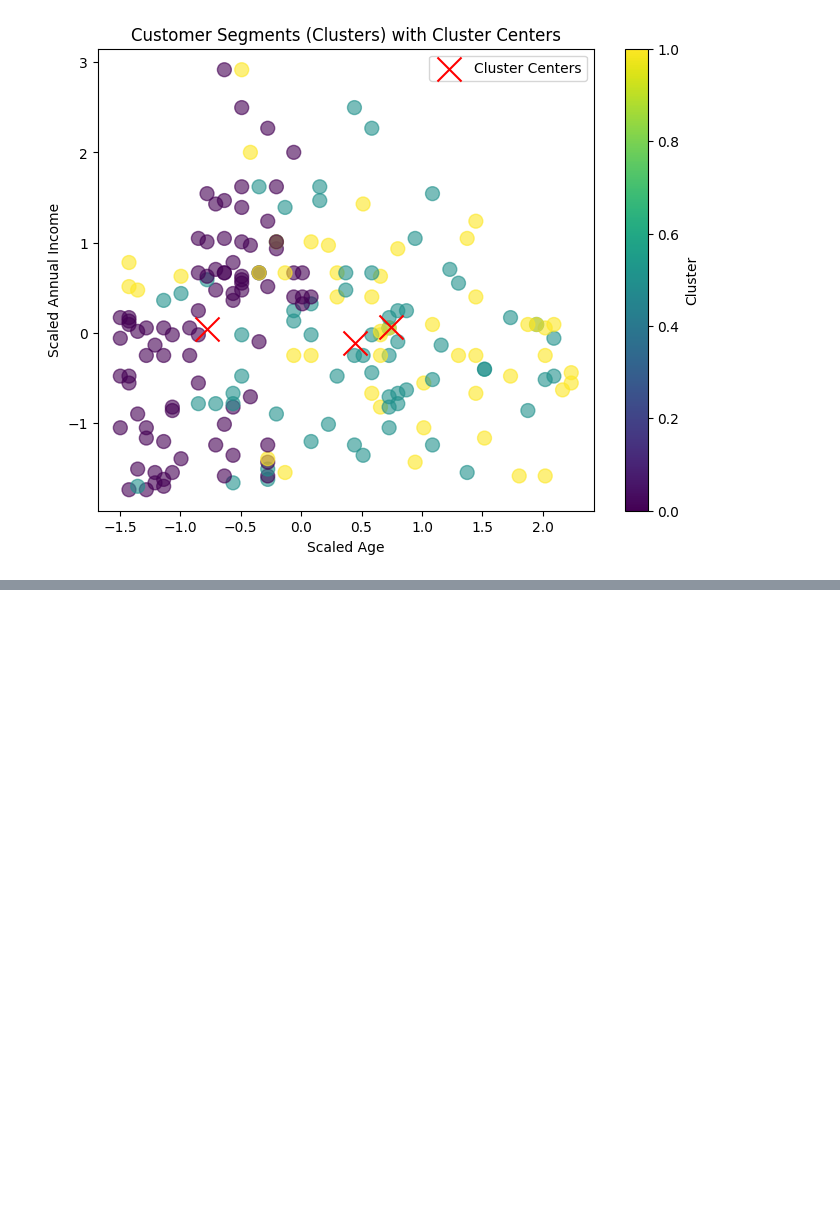
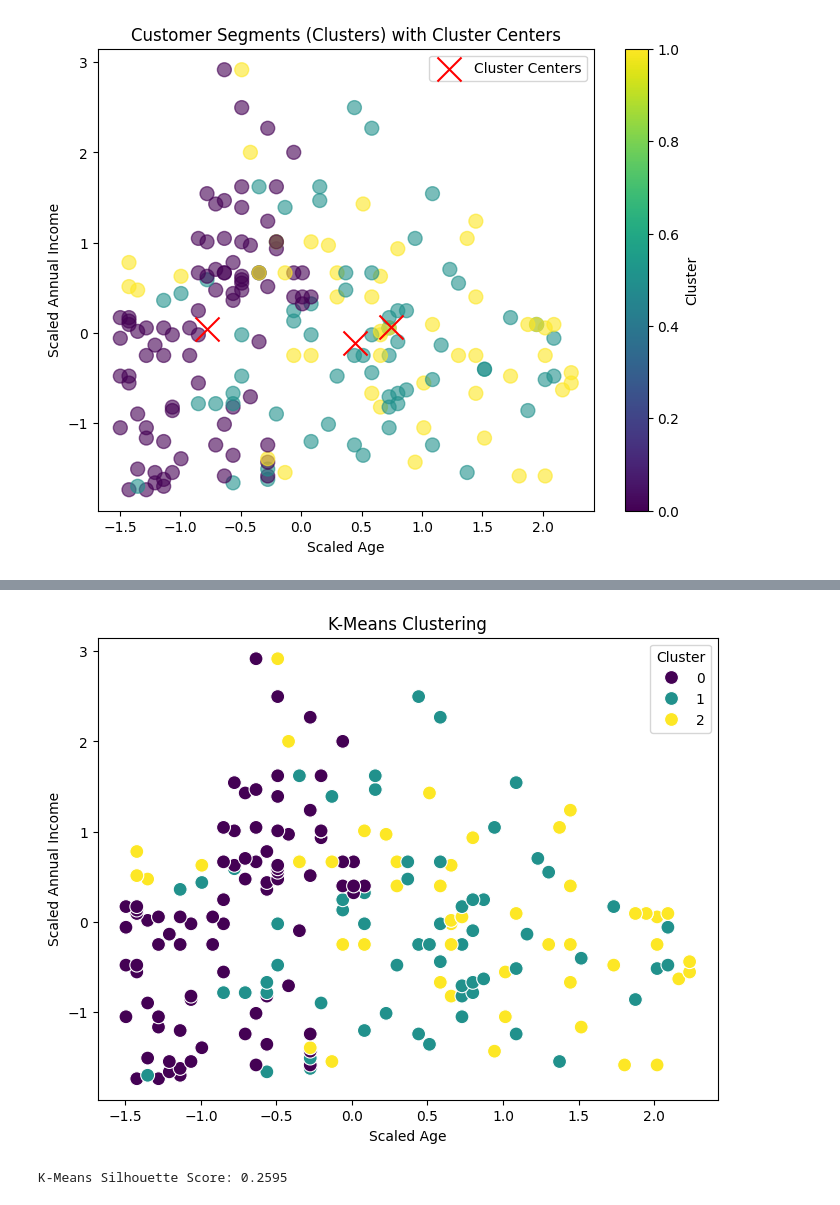
Before and after one commit to 43pratik/ML_lab, a Jupyter notebook: Prac_5.ipynb, the cells around one changed output, grey strips where cells are left out. Drawn from its saved outputs; the diff is of its cells as text; code cells hidden in the pictures; blank space fills up the shorter version.

```diff
--- a/Prac_5.ipynb
+++ b/Prac_5.ipynb
@@ -105,0 +153,24 @@ plt.show()
+# %%
+# Choose optimal k based on elbow method
+optimal_k = 3  # Adjust based on elbow point
+
+# Apply K-Means clustering
+kmeans = KMeans(n_clusters=optimal_k, init='k-means++', max_iter=300, n_init=10, random_state=42)
+df['KMeans_Cluster'] = kmeans.fit_predict(df_scaled)
+
+# K-Means Clustering visualization
+plt.figure(figsize=(8,6))
+sns.scatterplot(x=df_scaled.iloc[:, 0], y=df_scaled.iloc[:, 1], hue=df['KMeans_Cluster'], palette='viridis', s=100)
+plt.title('K-Means Clustering')
+plt.xlabel('Scaled Age')
+plt.ylabel('Scaled Annual Income')
+plt.legend(title="Cluster")
+plt.show()
+# %% [output]
+[figure, added]
+# %%
+# Compute K-Means Silhouette Score
+kmeans_silhouette = silhouette_score(df_scaled, df['KMeans_Cluster'])
+print(f"K-Means Silhouette Score: {kmeans_silhouette:.4f}")
+# %% [output]
+K-Means Silhouette Score: 0.2595
```
Also changed, not shown: parts of 4 cells of this notebook.
